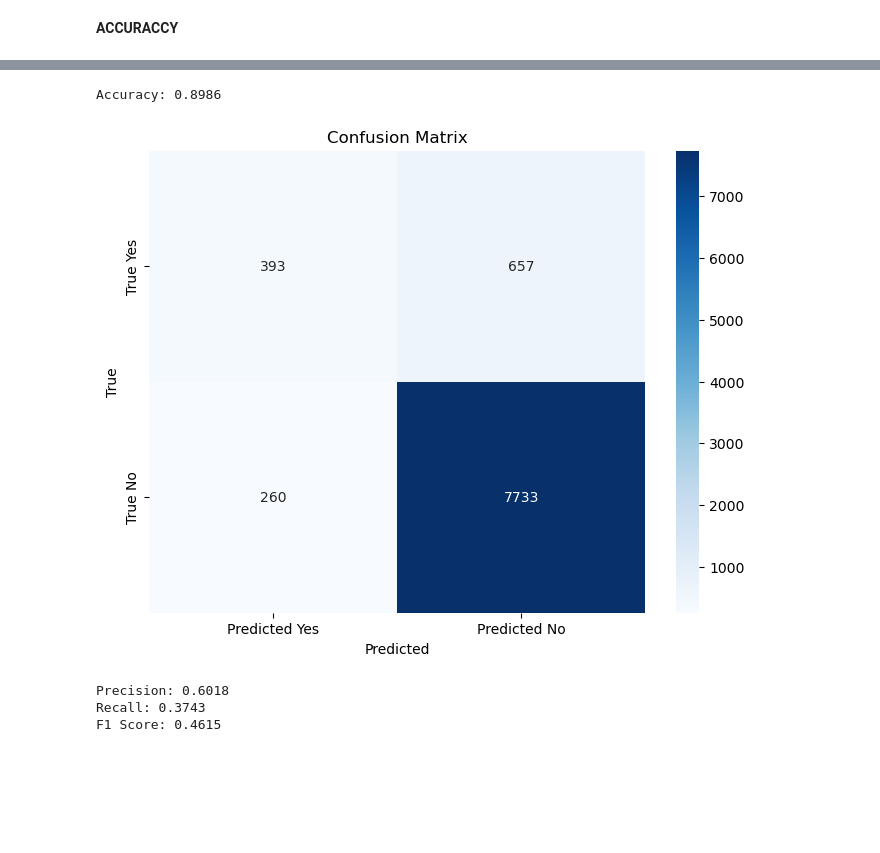
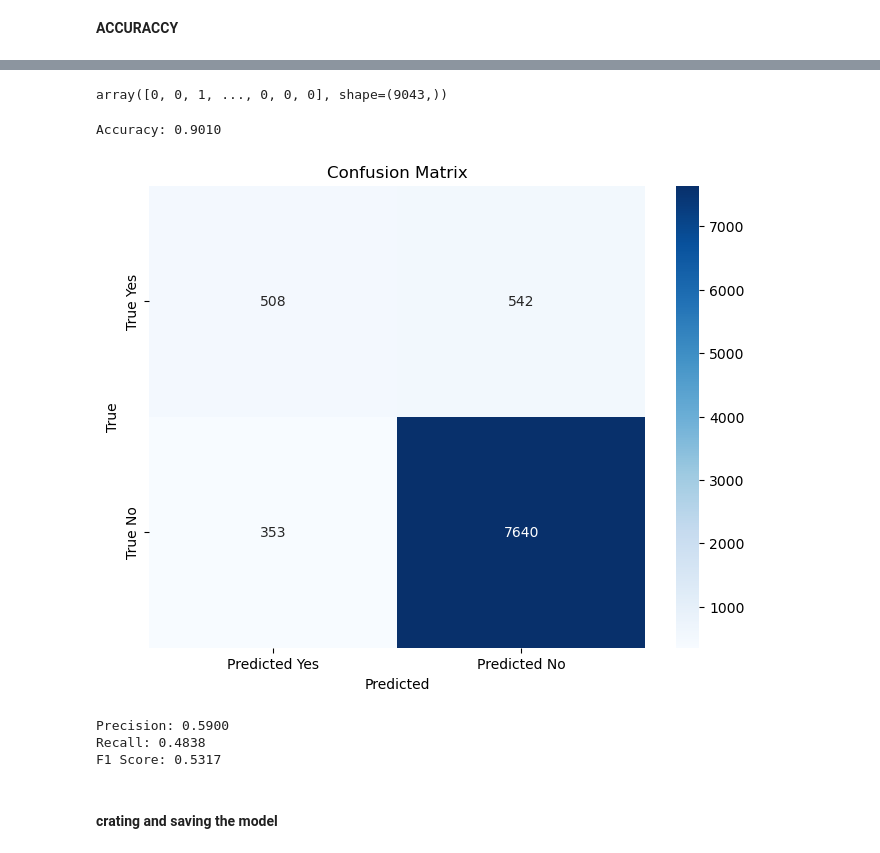
Before and after one commit to kesant/bank_campaign_conversion, a Jupyter notebook: notebooks/00_kjst_EDA.ipynb, the cells around one changed output, grey strips where cells are left out. Cells and saved outputs as stored; diff of their text form; code cells hidden in the pictures; blank space fills up the shorter version.

```diff
--- a/notebooks/00_kjst_EDA.ipynb
+++ b/notebooks/00_kjst_EDA.ipynb
@@ -465,12 +396,0 @@ Please also refer to the documentation for alternative solver options:
-# %%
-X_test = X_test.reset_index(drop=True)
-df_one_hot_test = pd.DataFrame(one_hot_encoder.transform(X_test[one_hot_columns]),
-                               columns=one_hot_encoder.get_feature_names_out(one_hot_columns))
-for col in label_columns:
-    X_test[col + '_encoded'] = label_encoder.transform(X_test[col])
-X_test = pd.concat([X_test, df_one_hot_test], axis=1)
-# %%
-X_test[['age', 'balance', 'day', 'duration', 'campaign']] = scaler.transform(X_test[['age', 'balance', 'day', 'duration', 'campaign']])
-# %%
-X_test = X_test.drop(columns=one_hot_columns + label_columns)
-print(f"Transformed X_test shape: {X_test.shape[0]}")
@@ -524,36 +442,44 @@ plt.plot(thresholds, scores)
+# %%
+y_predicted = (y_pred > 0.35).astype(int)
+# %%
+y_predicted
+# %% [output]
+array([0, 0, 1, ..., 0, 0, 0], shape=(9043,))
 # %%
 # Si quieres también calcular la exactitud (accuracy)
-accuracy = accuracy_score(y_test,y_pred>0.90)
+accuracy = accuracy_score(y_test,y_predicted)
 print(f"Accuracy: {accuracy:.4f}")
 # %% [output]
-Accuracy: 0.8986
+Accuracy: 0.9010
 # %%
-y_pred_class = (y_pred > 0.90).astype(int)  # Asume que 1 es la clase positiva y 0 es la clase negativa
+y_pred_class = (y_predicted).astype(int)  # Asume que 1 es la clase positiva y 0 es la clase negativa
 
 # Calcular la matriz de confusión
 conf_matrix = confusion_matrix(y_test, y_pred_class, labels=[1, 0])  # Definir explícitamente el orden de las clases
 
 # Mostrar la matriz de confusión como un heatmap
 plt.figure(figsize=(8, 6))
 sns.heatmap(conf_matrix, annot=True, fmt='d', cmap='Blues', xticklabels=['Predicted Yes', 'Predicted No'], yticklabels=['True Yes', 'True No'])
 plt.xlabel('Predicted')
 plt.ylabel('True')
 plt.title('Confusion Matrix')
 plt.show()
 # %% [output]
-[figure, old version]
+[figure, new version]
 # %%
 
 # Calcular precision, recall y F1 score
-precision = precision_score(y_test, y_pred>0.90)
-recall = recall_score(y_test, y_pred>0.90)
-f1 = f1_score(y_test, y_pred>0.90)
+precision = precision_score(y_test, y_predicted)
+recall = recall_score(y_test, y_predicted)
+f1 = f1_score(y_test,y_predicted)
 
 # Mostrar las métricas
 print(f"Precision: {precision:.4f}")
 print(f"Recall: {recall:.4f}")
 print(f"F1 Score: {f1:.4f}")
 # %% [output]
-Precision: 0.6018
-Recall: 0.3743
-F1 Score: 0.4615
+Precision: 0.5900
+Recall: 0.4838
+F1 Score: 0.5317
+# %% [markdown]
+#### crating and saving the model
```
Also changed, not shown: parts of 48 cells of this notebook, 5 other files.
